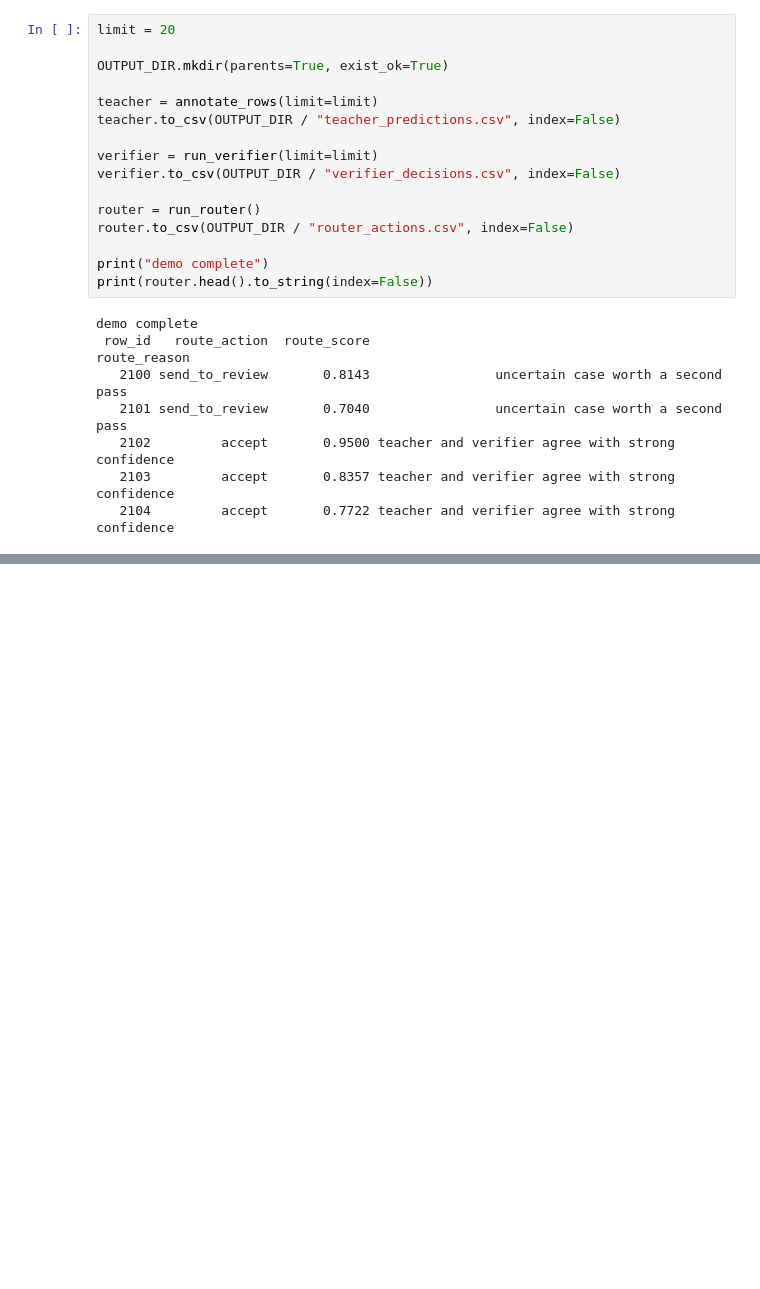
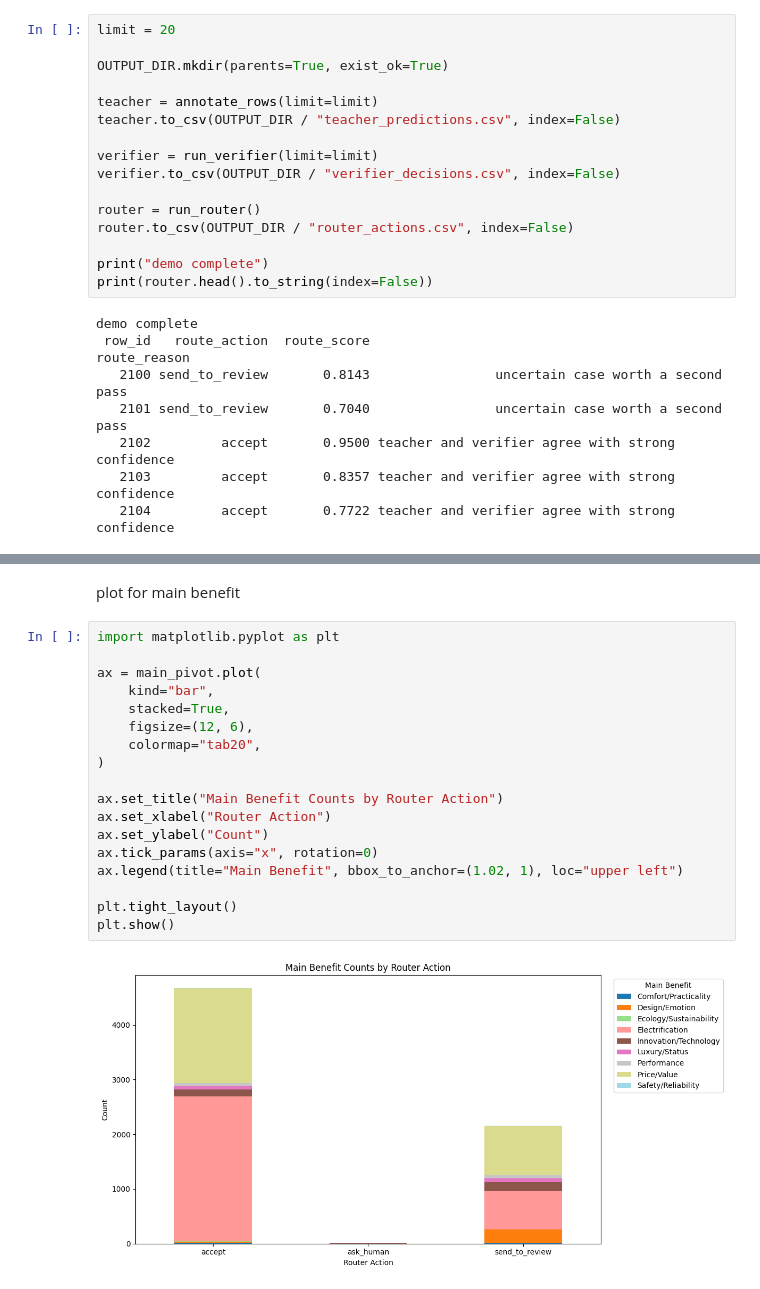
Before and after one commit to rares8283682/GemmaV4-and-Reinforcement-learning, a Jupyter notebook: Rares_Olteanu_gemmaV4+reinforcement_learning.ipynb, the cells around one changed output, grey strips where cells are left out. Cells and saved outputs as stored; diff of their text form; blank space fills up the shorter version.

```diff
--- a/Rares_Olteanu_gemmaV4+reinforcement_learning.ipynb
+++ b/Rares_Olteanu_gemmaV4+reinforcement_learning.ipynb
@@ -336,0 +512,22 @@ demo complete
+# %% [markdown]
+plot for main benefit
+# %%
+import matplotlib.pyplot as plt
+
+ax = main_pivot.plot(
+    kind="bar",
+    stacked=True,
+    figsize=(12, 6),
+    colormap="tab20",
+)
+
+ax.set_title("Main Benefit Counts by Router Action")
+ax.set_xlabel("Router Action")
+ax.set_ylabel("Count")
+ax.tick_params(axis="x", rotation=0)
+ax.legend(title="Main Benefit", bbox_to_anchor=(1.02, 1), loc="upper left")
+
+plt.tight_layout()
+plt.show()
+# %% [output]
+[figure, added]
```
Also changed, not shown: parts of 15 cells of this notebook.
